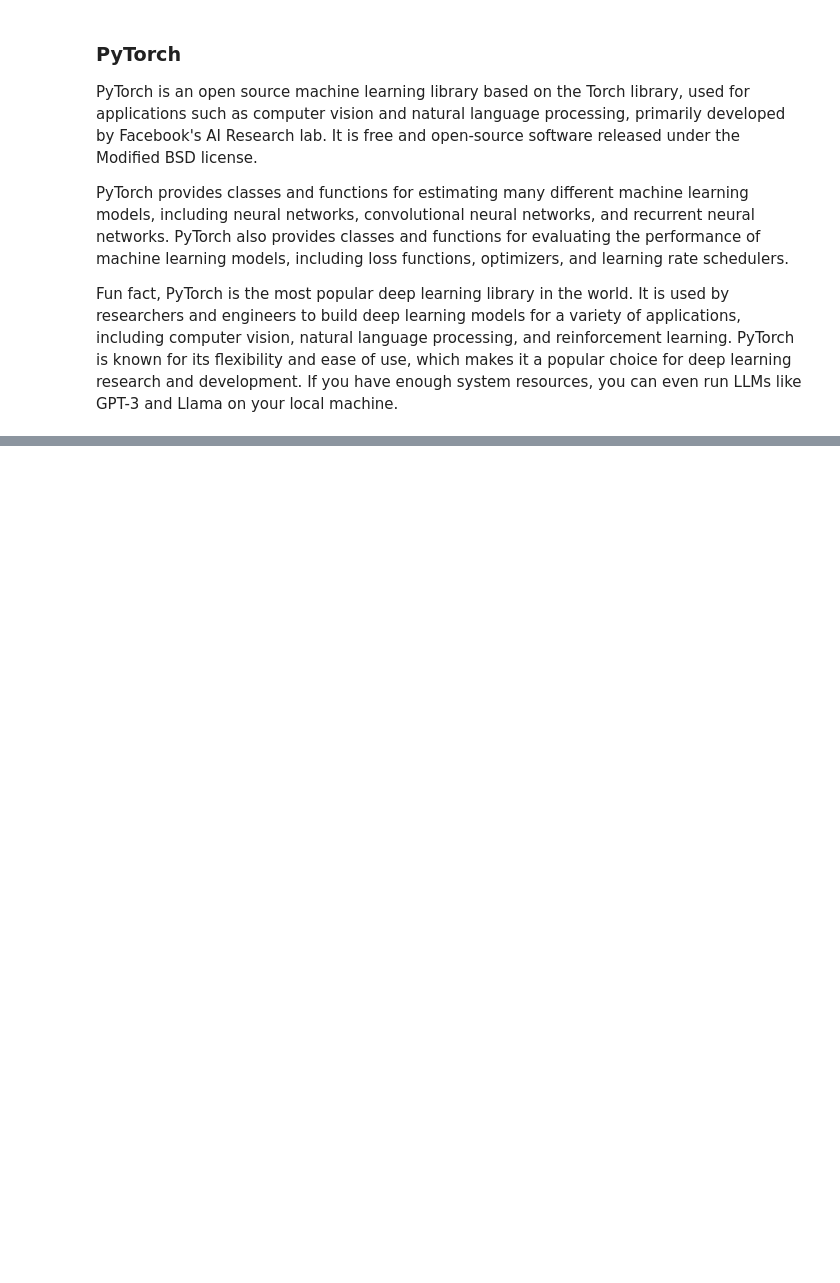
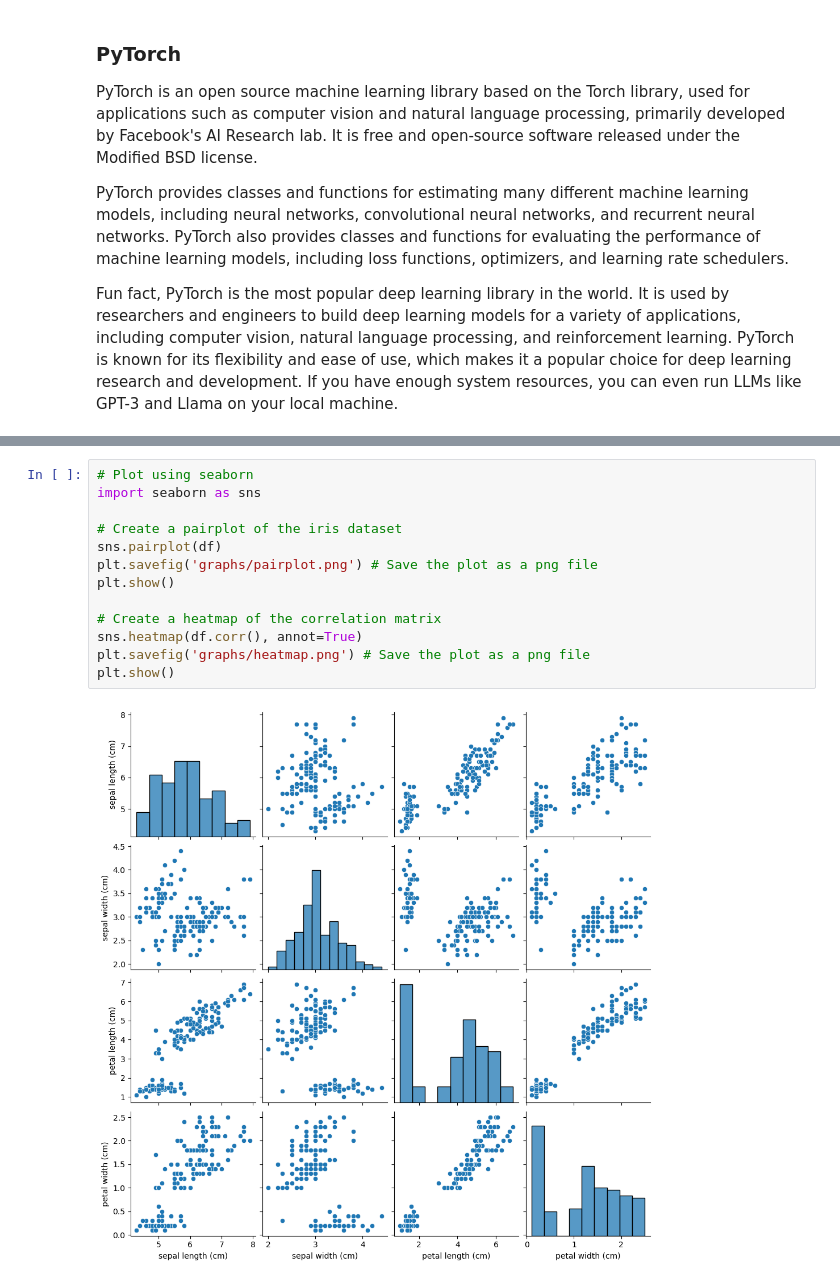
Before and after one commit to seinjonetan/mfre_workshop, a Jupyter notebook: python/python_2024/py_intro.ipynb, the cells around one changed output, grey strips where cells are left out. Saved outputs shown, nothing was run; the diff lists cells and outputs as text; blank space fills up the shorter version.

```diff
--- a/python/python_2024/py_intro.ipynb
+++ b/python/python_2024/py_intro.ipynb
@@ -685,0 +751,15 @@ Fun fact, PyTorch is the most popular deep learning library in the world. It is
+# %%
+# Plot using seaborn
+import seaborn as sns
+
+# Create a pairplot of the iris dataset
+sns.pairplot(df)
+plt.savefig('graphs/pairplot.png') # Save the plot as a png file
+plt.show()
+
+# Create a heatmap of the correlation matrix
+sns.heatmap(df.corr(), annot=True)
+plt.savefig('graphs/heatmap.png') # Save the plot as a png file
+plt.show()
+# %% [output]
+[figure, added]
```
Also changed, not shown: parts of 5 cells of this notebook, 3 other files.
